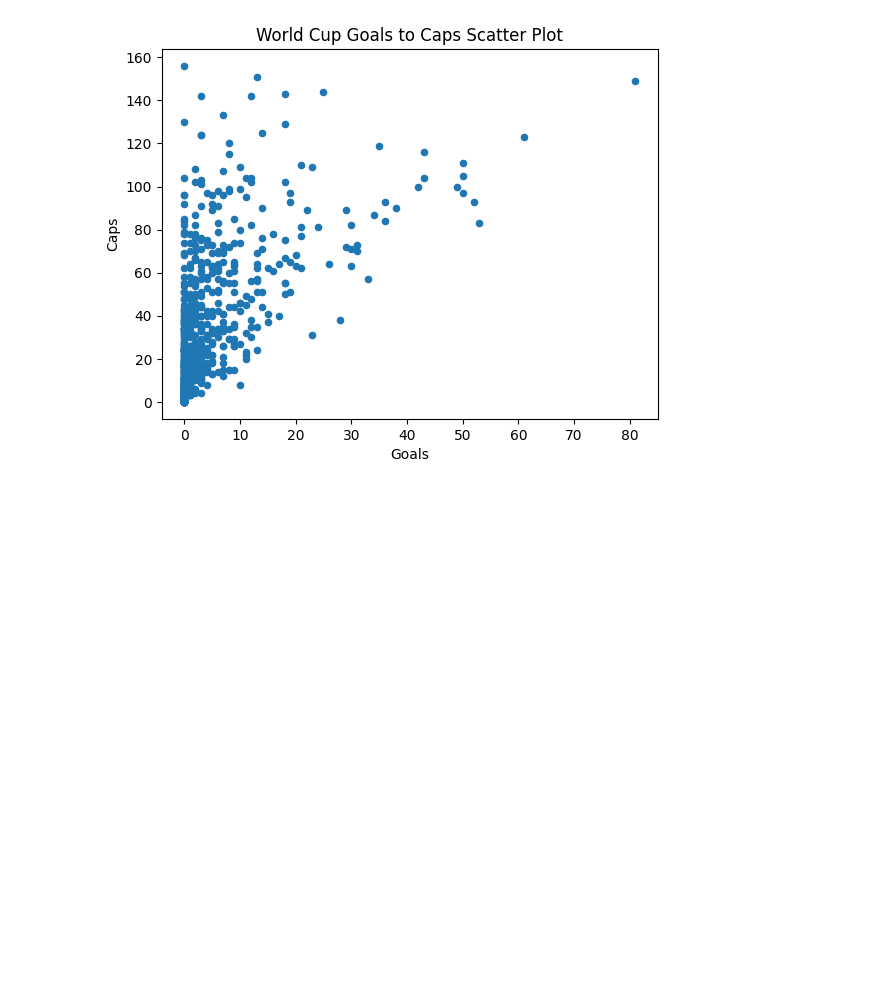
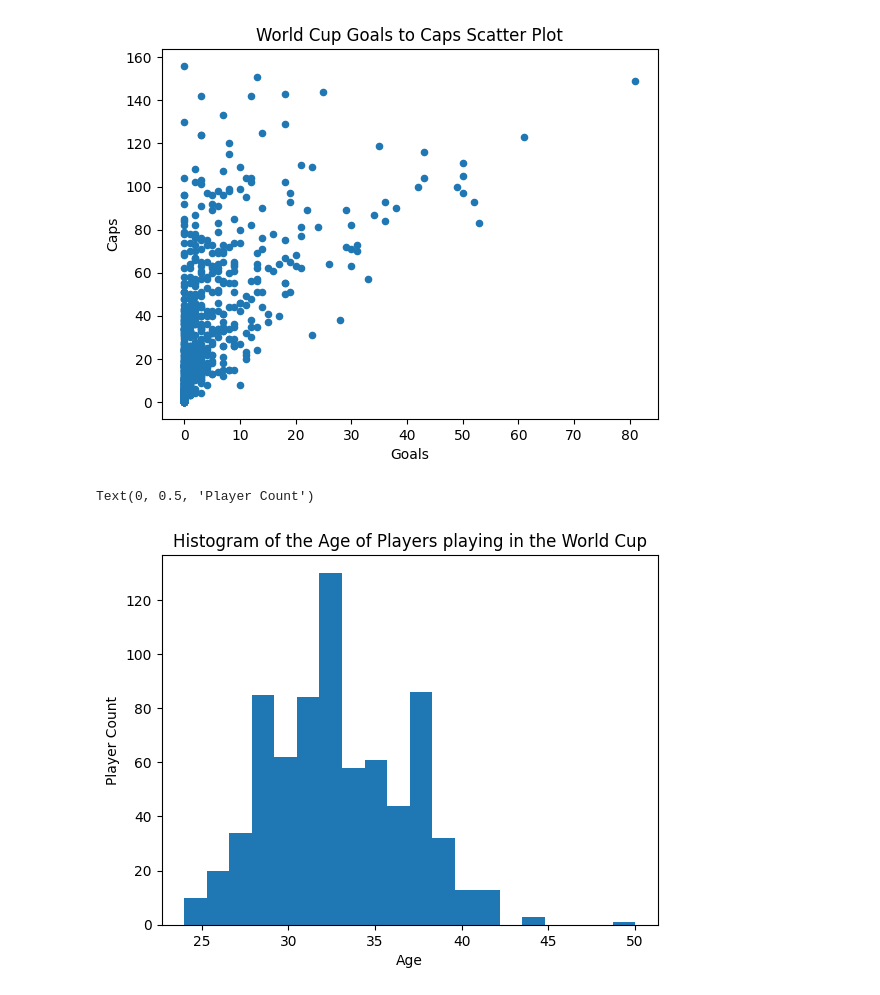
Before and after one commit to petervanderhook/worldcup_data_visualization, a Jupyter notebook: vis.ipynb, the cells around one changed output. Drawn from its saved outputs; the diff is of its cells as text; code cells hidden in the pictures; blank space fills up the shorter version.

Commit message:
Added histogram for player age

```diff
--- a/vis.ipynb
+++ b/vis.ipynb
@@ -15,3 +17,28 @@ plty.set_ylabel('Caps')
 # %% [output]
 Text(0, 0.5, 'Caps')
 [figure]
+# %%
+import matplotlib.pyplot as plt
+import numpy as np
+import pandas as pd
+import datetime
+
+
+df2 = pd.read_csv('worldcup_clean.csv')
+
+today = datetime.datetime.now()
+age_dict = []
+
+age = datetime.datetime.now() - datetime.datetime.strptime(df2['DOB'][0], '%Y-%m-%d')
+today_date = datetime.datetime.strptime(f"{datetime.datetime.now().year}-{datetime.datetime.now().month}-{datetime.datetime.now().day}", '%Y-%m-%d')
+for index, dob in enumerate(df2['DOB']):
+    player_dob = datetime.datetime.strptime(df2['DOB'][index], '%Y-%m-%d')
+    age_dict.append(today_date.year - player_dob.year)
+
+plt.hist(age_dict, bins='auto')
+plt.title('Histogram of the Age of Players playing in the World Cup')
+plt.xlabel('Age')
+plt.ylabel("Player Count")
+# %% [output]
+Text(0, 0.5, 'Player Count')
+[figure, added]
```
Also changed, not shown: parts of 1 cell of this notebook, 1 other file.
